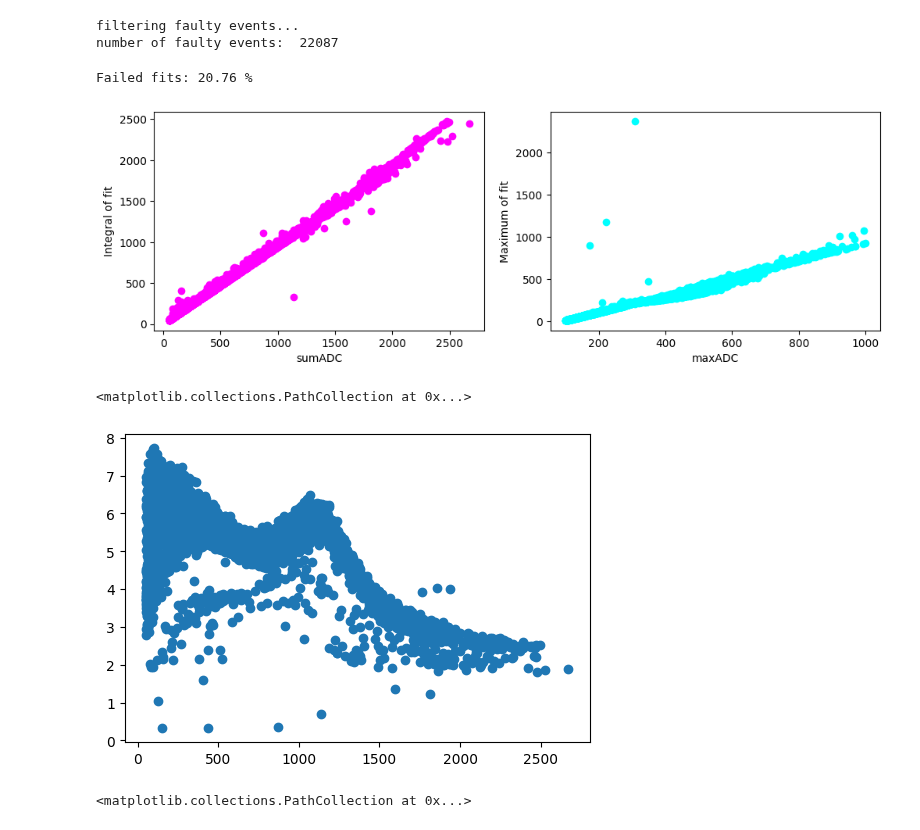
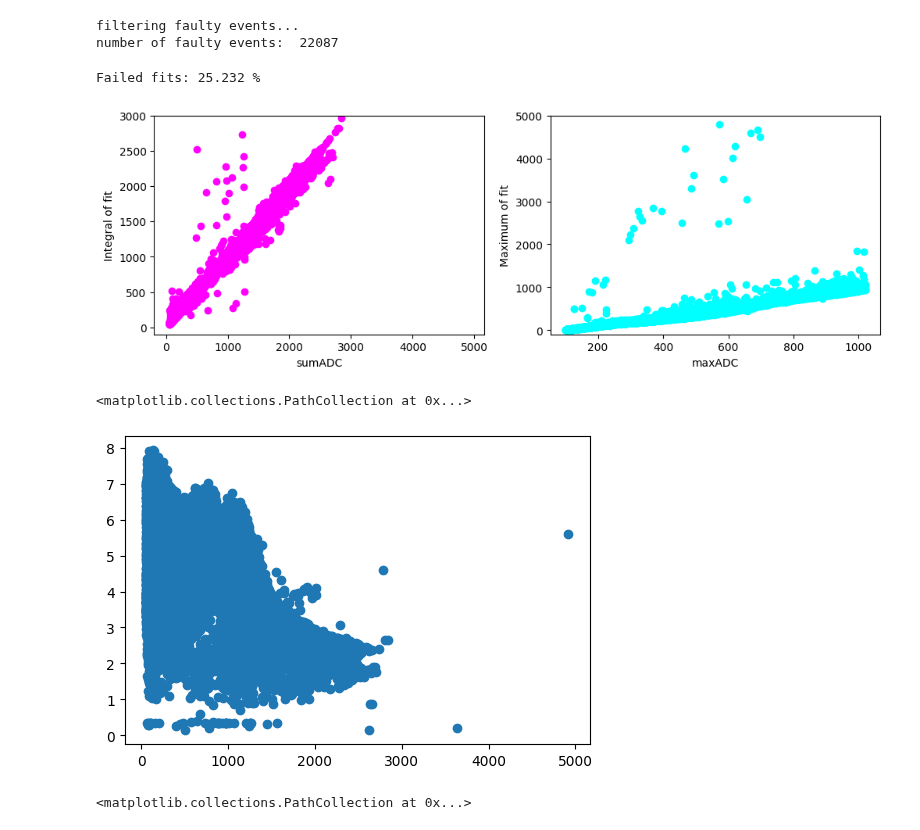
Before and after one commit to gajdangreta/hcalTestBeam, a Jupyter notebook: hcalEnv/notebooks/hcal_pulse_fit.ipynb, the cells around one changed output. Cells and saved outputs as stored; diff of their text form; code cells hidden in the pictures.

```diff
--- a/hcalEnv/notebooks/hcal_pulse_fit.ipynb
+++ b/hcalEnv/notebooks/hcal_pulse_fit.ipynb
@@ -162,7 +162,7 @@ def make_fit(row):
             line.extend(error)
     return line
 # %%
-n=10000
+n=100000
 mini_df=electron.head(n)
 # %%
 tqdm.pandas()
@@ -177,32 +177,32 @@ param_df=param_df.dropna(axis=0)
 remain=len(param_df)
 print("Failed fits: "+str(round(100*(n-remain)/n,4))+" %")
 # %% [output]
-Failed fits: 20.76 %
+Failed fits: 25.232 %
 # %%
 plt.rcParams['figure.figsize']=(12,8)
 
 plt.subplot(2,2,1)
 plt.scatter(param_df['adc_sum'], param_df['fit_integral'], c="magenta")
 plt.ylabel('Integral of fit')
 plt.xlabel('sumADC')
-# plt.ylim(-100,20000)
+plt.ylim(-100,3000)
 
 plt.subplot(2,2,2)
 plt.scatter(param_df['adc_max'], param_df['fit_amplitude'], c="cyan")
 plt.ylabel('Maximum of fit')
 plt.xlabel('maxADC')
-# plt.ylim(-100,5000)
+plt.ylim(-100,5000)
 
 #plt.savefig(p_folder+"/after_more_precision.png", bbox_inches='tight')
 plt.show()
 # %% [output]
-[figure, old version]
+[figure, new version]
 # %%
 plt.rcParams["figure.figsize"]=(6,4)
 plt.scatter(param_df['adc_sum'], param_df['fit_width'])
 # %% [output]
 <matplotlib.collections.PathCollection at 0x...>
-[figure, old version]
+[figure, new version]
 # %%
 plt.scatter(param_df['adc_sum'], param_df['landau_xi'])
 # %% [output]
```
Also changed, not shown: parts of 1 cell of this notebook, 6 other files.
